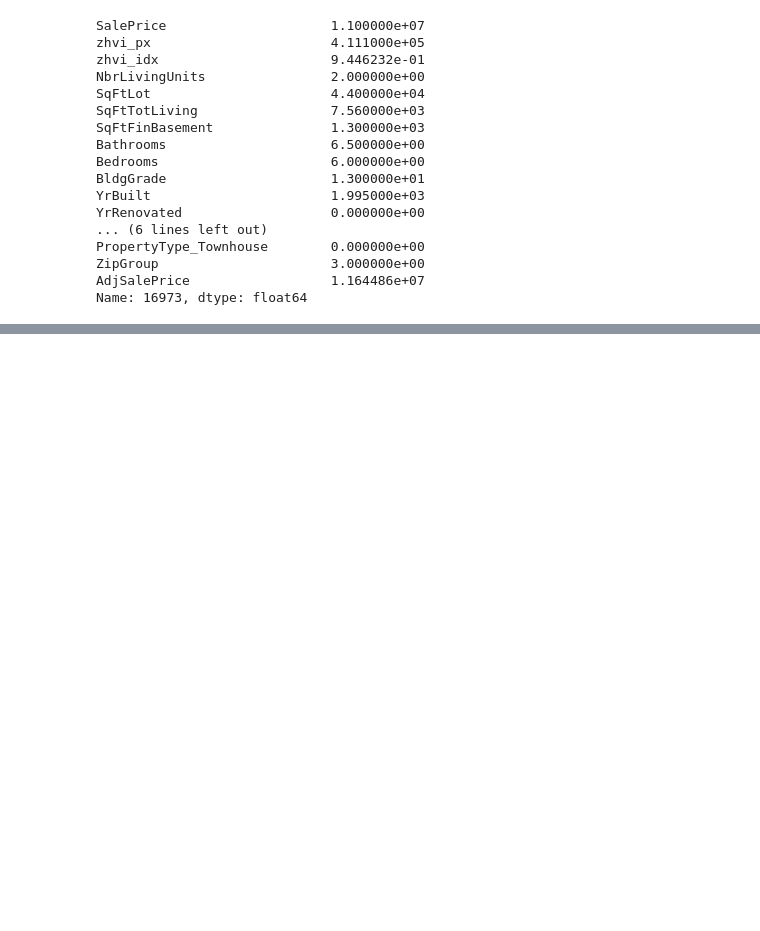
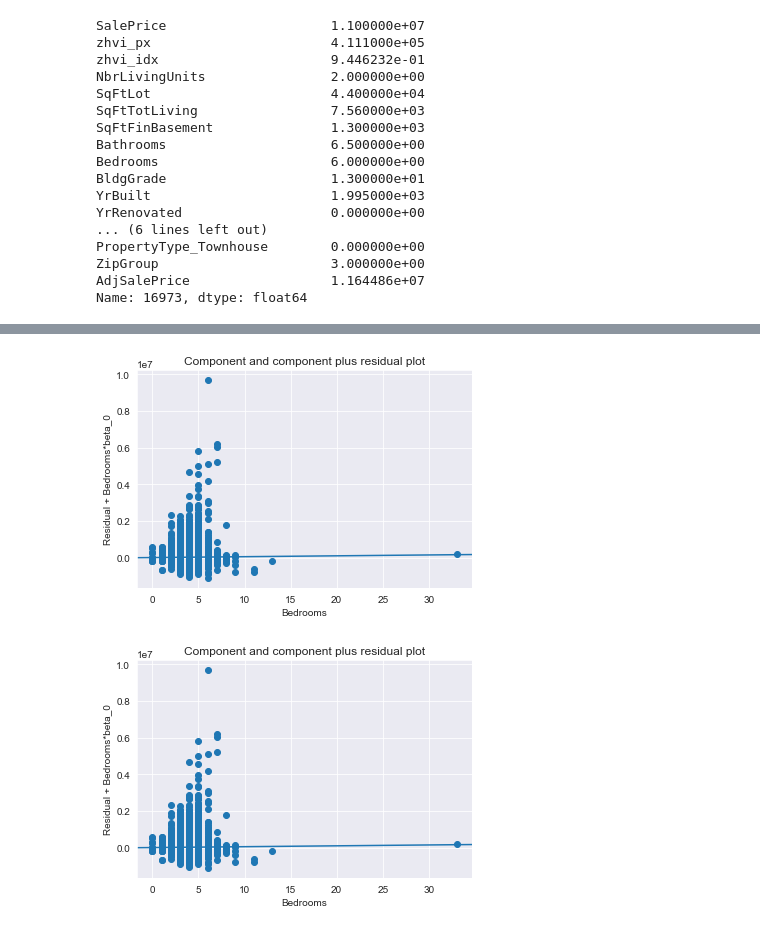
Before and after one commit to tzuzulcode/ai-fundamentals-abril2022, a Jupyter notebook: Regression and prediction/Diagnostico.ipynb, the cells around one changed output, grey strips where cells are left out. Saved outputs shown, nothing was run; the diff lists cells and outputs as text; code cells hidden in the pictures; blank space fills up the shorter version.

```diff
--- a/Regression and prediction/Diagnostico.ipynb
+++ b/Regression and prediction/Diagnostico.ipynb
@@ -110,0 +122,5 @@ Text(0, 0.5, 'residuals')
+# %%
+sm.graphics.plot_ccpr(fitted_model, 'Bedrooms')
+# %% [output]
+[figure, added]
+[figure, added]
```
Also changed, not shown: parts of 3 cells of this notebook.
